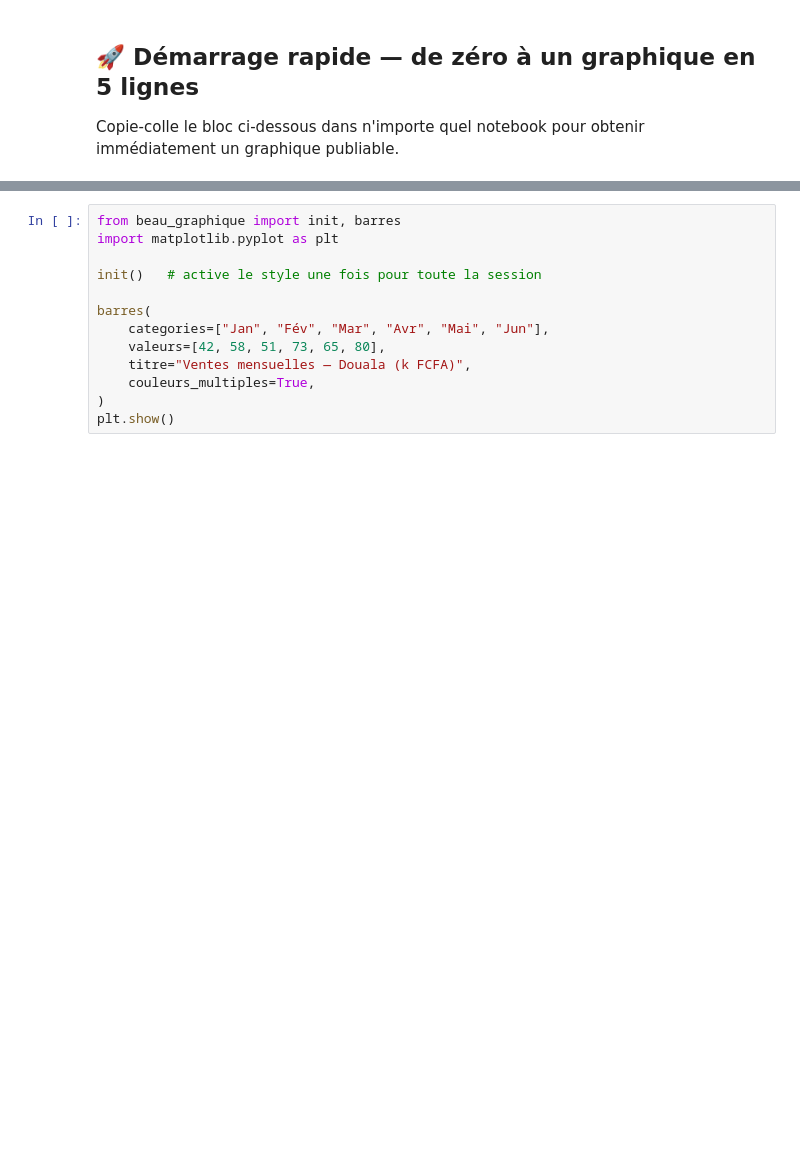
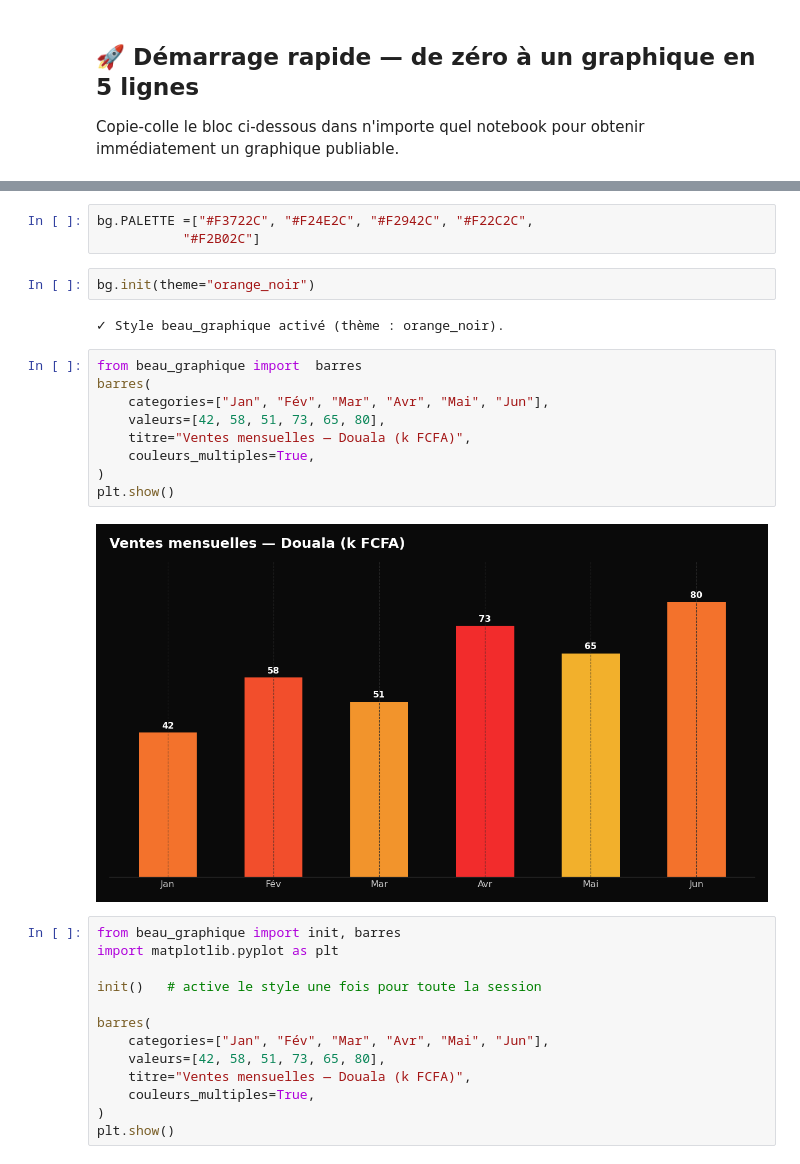
Before and after one commit to princejeanluc/beauviz, a Jupyter notebook: galerie.ipynb, the cells around one changed output, grey strips where cells are left out. Saved outputs shown, nothing was run; the diff lists cells and outputs as text; blank space fills up the shorter version.

```diff
--- a/galerie.ipynb
+++ b/galerie.ipynb
@@ -42,3 +52,21 @@ Copie-colle le bloc ci-dessous dans n'importe quel notebook pour obtenir immédi
+# %%
+bg.PALETTE =["#F3722C", "#F24E2C", "#F2942C", "#F22C2C",
+           "#F2B02C"]
+# %%
+bg.init(theme="orange_noir")
+# %% [output]
+✓ Style beau_graphique activé (thème : orange_noir).
+# %%
+from beau_graphique import  barres
+barres(
+    categories=["Jan", "Fév", "Mar", "Avr", "Mai", "Jun"],
+    valeurs=[42, 58, 51, 73, 65, 80],
+    titre="Ventes mensuelles — Douala (k FCFA)",
+    couleurs_multiples=True,
+)
+plt.show()
+# %% [output]
+[figure, added]
 # %%
 from beau_graphique import init, barres
 import matplotlib.pyplot as plt
```
Also changed, not shown: parts of 47 cells of this notebook, 4 other files.
